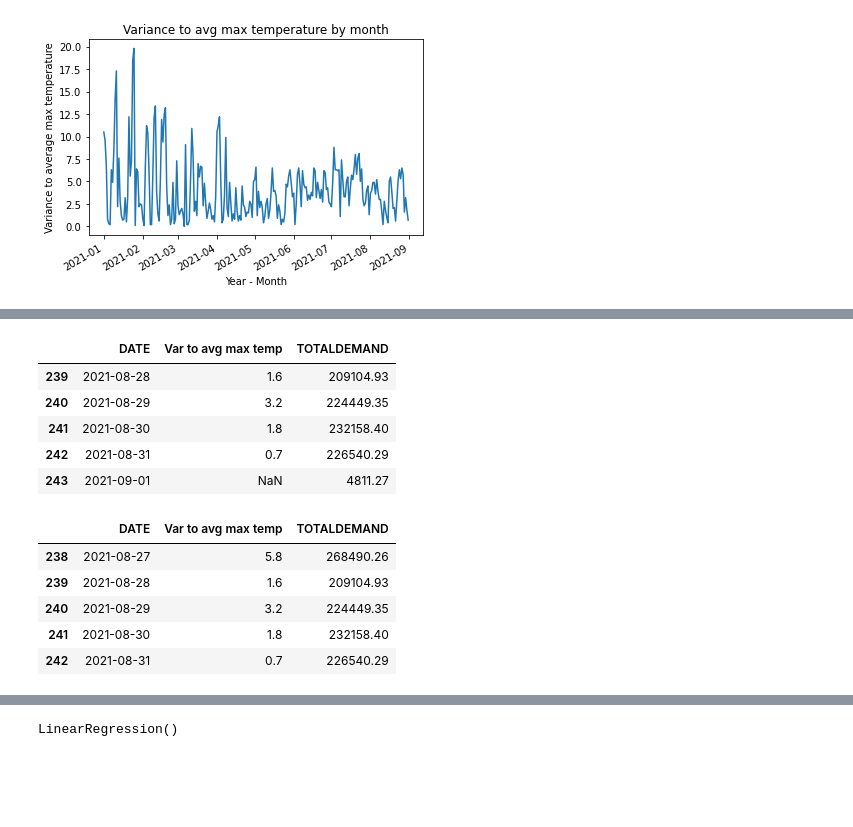
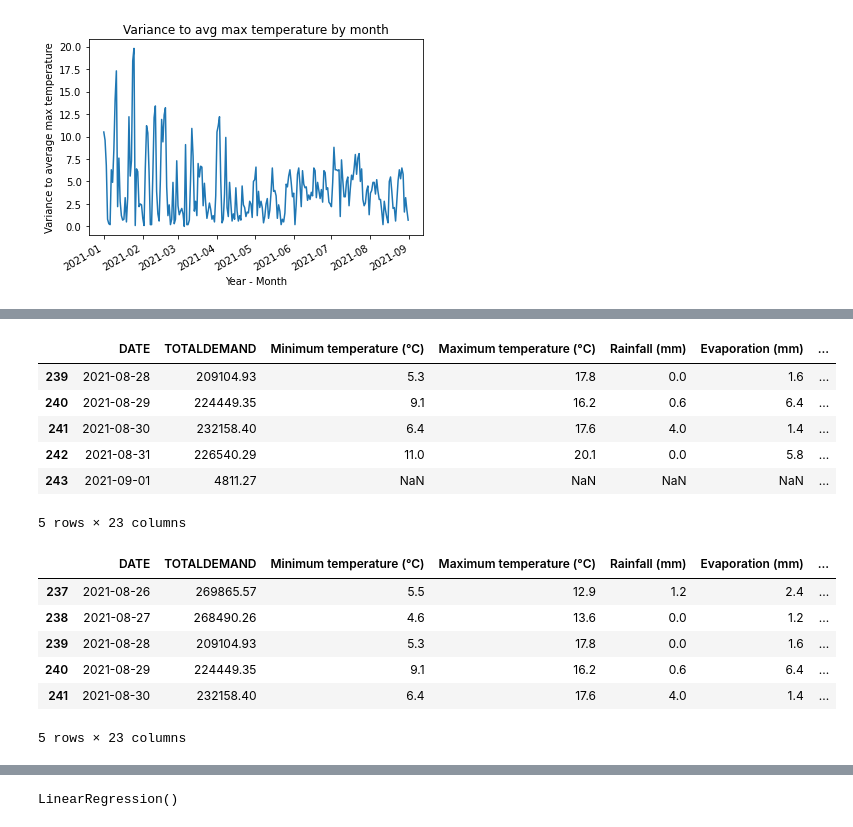
Before and after one commit to YunaWuu/Data_Analytics_Assignment2_Group2, a Jupyter notebook: Assignment 2 - Model 1.ipynb, the cells around one changed output, grey strips where cells are left out. Drawn from its saved outputs; the diff is of its cells as text; code cells hidden in the pictures; blank space fills up the shorter version.

```diff
--- a/Assignment 2 - Model 1.ipynb
+++ b/Assignment 2 - Model 1.ipynb
@@ -54,10 +64,10 @@ weather_data.iloc[[188]]
 | 188 | 8/07/2021 | NaN | 18.3 | NaN | 1.8 | ... |
 1 rows × 21 columns
 # %%
-#Create new column - variance between max temp for the day vs average max temp
-#Note that the variance is absolute i.e. negative variance converted to positive
-#Initial reasoning is that energy use may increase if weather is too cold or hot
-weather_data['Var to avg max temp'] = round((weather_data['Maximum temperature (°C)']-weather_data['Maximum temperature (°C)'].mean()).abs(),1)
+#Create new variable - var of max temp for the day vs avg max temp (absolute)
+weather_data['Var to avg max temp'] = round((weather_data['Maximum temperature (°C)']-\
+                                      weather_data['Maximum temperature (°C)'].mean()).abs(),1)
+
 #Convert date column to make date format consistent with price demand
 weather_data['Date'] = pd.to_datetime(weather_data['Date'], dayfirst = True).dt.date
 weather_data.sort_values('Date')
@@ -84,6 +101,7 @@ price_demand.head()
 # %%
 #convert settlement date format to exclude time of the day
-price_demand['DATE'] = pd.to_datetime(price_demand['SETTLEMENTDATE'], dayfirst = True).dt.date
+price_demand['DATE'] = pd.to_datetime(price_demand['SETTLEMENTDATE'],\
+                       dayfirst = True).dt.date
 price_demand.sort_values('DATE')
 price_demand.tail()
 # %% [output]
@@ -94,8 +112,9 @@ price_demand.tail()
 | 11662 | VIC1 | 31/08/2021 23:30 | 4834.00 | MEDIUM | 2021-08-31 |
 | 11663 | VIC1 | 1/09/2021 0:00 | 4811.27 | MEDIUM | 2021-09-01 |
 # %%
-#group totaldemand by the date to obtain total energy demand for each date
-demand_bydate = price_demand.groupby('DATE')['TOTALDEMAND'].sum().reset_index(name='TOTALDEMAND')
+#group totaldemand by the date to obtain daily total energy demand
+demand_bydate = price_demand.groupby('DATE')['TOTALDEMAND']\
+                .sum().reset_index(name='TOTALDEMAND')
 demand_bydate.tail()
 # %% [output]
 |  | DATE | TOTALDEMAND |
@@ -127,22 +166,24 @@ plt.show()
 # %%
-#Merge the data - var to avg max temp + Total Demand for the relevant date
-merged_data = demand_bydate.join(weather_data.set_index('Date'), on='DATE')[["DATE","Var to avg max temp","TOTALDEMAND"]]
+#Merge weather data with total demand data
+merged_data = demand_bydate.join(weather_data.set_index('Date'), on='DATE')
 merged_data.tail()
 # %% [output]
-|  | DATE | Var to avg max temp | TOTALDEMAND |
-| 239 | 2021-08-28 | 1.6 | 209104.93 |
-| 240 | 2021-08-29 | 3.2 | 224449.35 |
-| 241 | 2021-08-30 | 1.8 | 232158.40 |
-| 242 | 2021-08-31 | 0.7 | 226540.29 |
-| 243 | 2021-09-01 | NaN | 4811.27 |
+|  | DATE | TOTALDEMAND | Minimum temperature (°C) | Maximum temperature (°C) | Rainfall (mm) | Evaporation (mm) | ... |
+| 239 | 2021-08-28 | 209104.93 | 5.3 | 17.8 | 0.0 | 1.6 | ... |
+| 240 | 2021-08-29 | 224449.35 | 9.1 | 16.2 | 0.6 | 6.4 | ... |
+| 241 | 2021-08-30 | 232158.40 | 6.4 | 17.6 | 4.0 | 1.4 | ... |
+| 242 | 2021-08-31 | 226540.29 | 11.0 | 20.1 | 0.0 | 5.8 | ... |
+| 243 | 2021-09-01 | 4811.27 | NaN | NaN | NaN | NaN | ... |
+5 rows × 23 columns
 # %%
 #Delete data dated 2021-09-01
 merged_data.dropna(inplace = True)
 merged_data.tail()
 # %% [output]
-|  | DATE | Var to avg max temp | TOTALDEMAND |
-| 238 | 2021-08-27 | 5.8 | 268490.26 |
-| 239 | 2021-08-28 | 1.6 | 209104.93 |
-| 240 | 2021-08-29 | 3.2 | 224449.35 |
-| 241 | 2021-08-30 | 1.8 | 232158.40 |
-| 242 | 2021-08-31 | 0.7 | 226540.29 |
+|  | DATE | TOTALDEMAND | Minimum temperature (°C) | Maximum temperature (°C) | Rainfall (mm) | Evaporation (mm) | ... |
+| 237 | 2021-08-26 | 269865.57 | 5.5 | 12.9 | 1.2 | 2.4 | ... |
+| 238 | 2021-08-27 | 268490.26 | 4.6 | 13.6 | 0.0 | 1.2 | ... |
+| 239 | 2021-08-28 | 209104.93 | 5.3 | 17.8 | 0.0 | 1.6 | ... |
+| 240 | 2021-08-29 | 224449.35 | 9.1 | 16.2 | 0.6 | 6.4 | ... |
+| 241 | 2021-08-30 | 232158.40 | 6.4 | 17.6 | 4.0 | 1.4 | ... |
+5 rows × 23 columns
```
Also changed, not shown: parts of 20 cells of this notebook, 2 other files.
